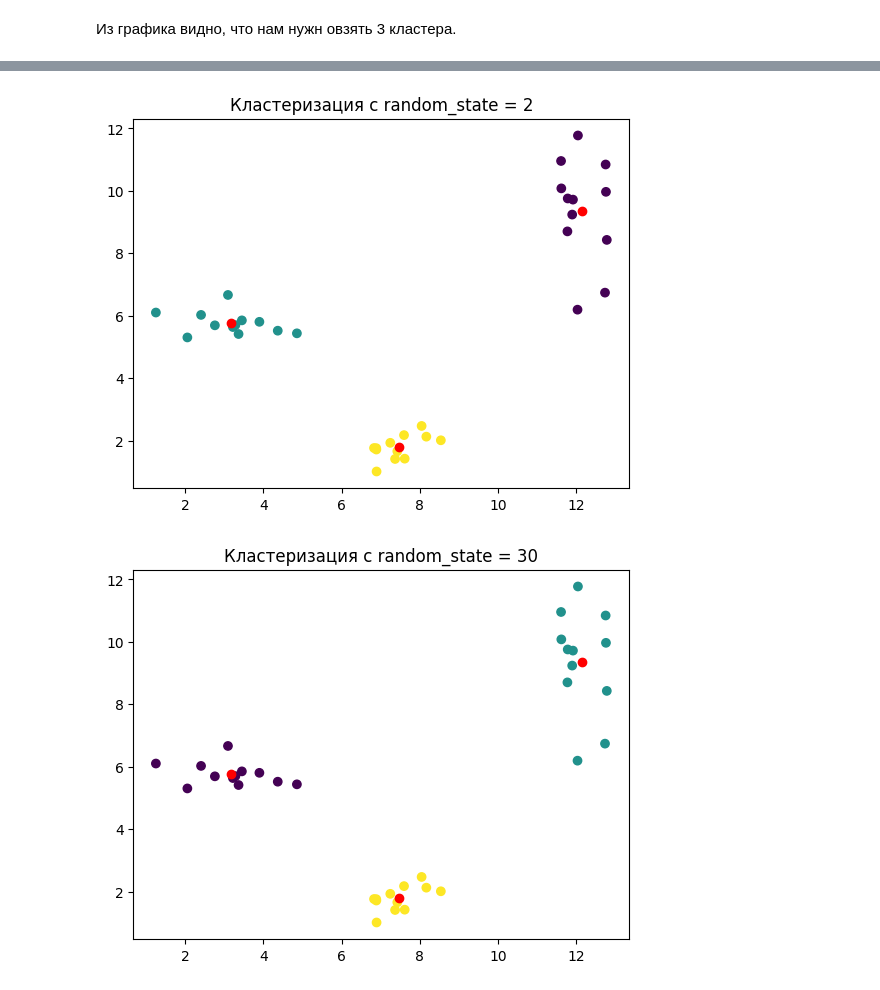
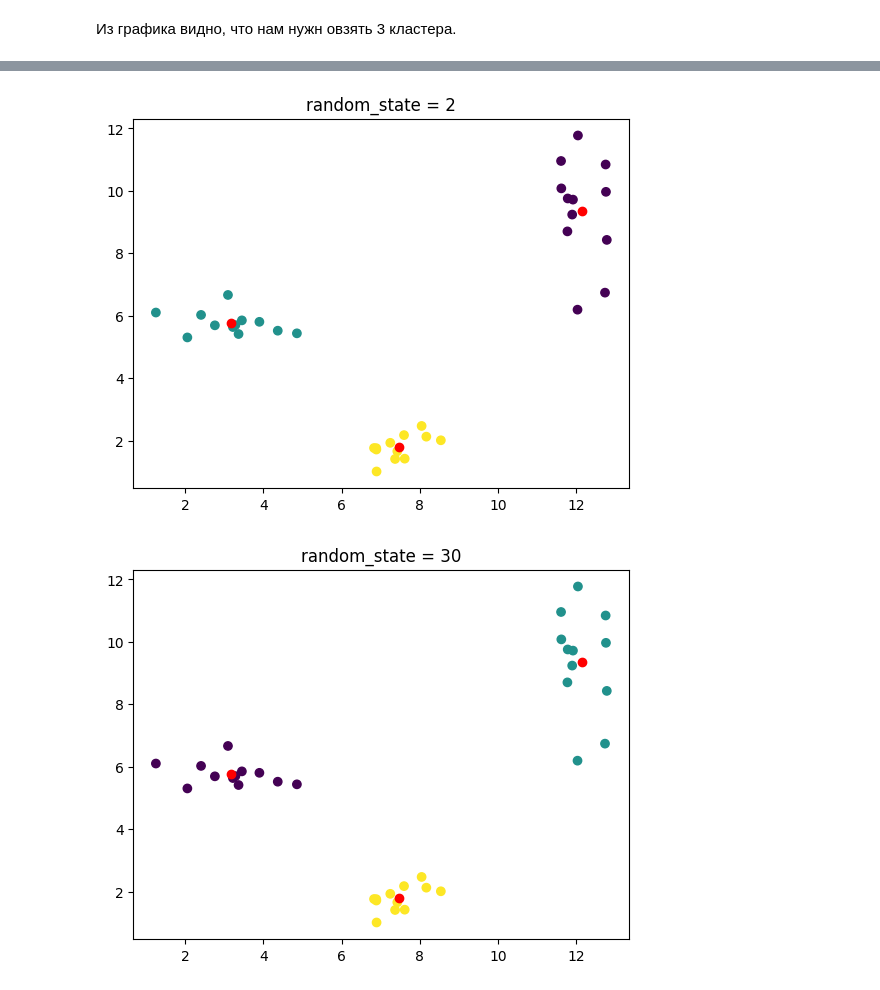
Before and after one commit to Forrward/LABbl, a Jupyter notebook: zadanie1.ipynb, the cells around one changed output, grey strips where cells are left out. Cells and saved outputs as stored; diff of their text form; code cells hidden in the pictures.

```diff
--- a/zadanie1.ipynb
+++ b/zadanie1.ipynb
@@ -94,16 +94,16 @@ plt.show()
 # %%
 kmeans = KMeans(n_clusters=3, random_state=2, n_init="auto").fit(data)
 labels = kmeans.labels_
 centroids = kmeans.cluster_centers_
 
 
 #Визуализируем результаты
 plt.scatter(data[:, 0], data[:, 1], c=labels)
 plt.scatter(centroids[:, 0], centroids[:, 1], c='red', label="Центроиды")
-plt.title("Кластеризация с random_state = 2")
+plt.title("random_state = 2")
 plt.show()
 # %% [output]
-[figure, old version]
+[figure, new version]
 # %%
 kmeans = KMeans(n_clusters=3, random_state=30, n_init="auto").fit(data)
 labels = kmeans.labels_
@@ -112,10 +112,10 @@ centroids = kmeans.cluster_centers_
 #Визуализируем результаты
 plt.scatter(data[:, 0], data[:, 1], c=labels)
 plt.scatter(centroids[:, 0], centroids[:, 1], c='red', label="Центроиды")
-plt.title("Кластеризация с random_state = 30")
+plt.title("random_state = 30")
 plt.show()
 # %% [output]
-[figure, old version]
+[figure, new version]
 # %%
 kmeans = KMeans(n_clusters=3, random_state=60, n_init="auto").fit(data)
 labels = kmeans.labels_
```
Also changed, not shown: parts of 3 cells of this notebook.
